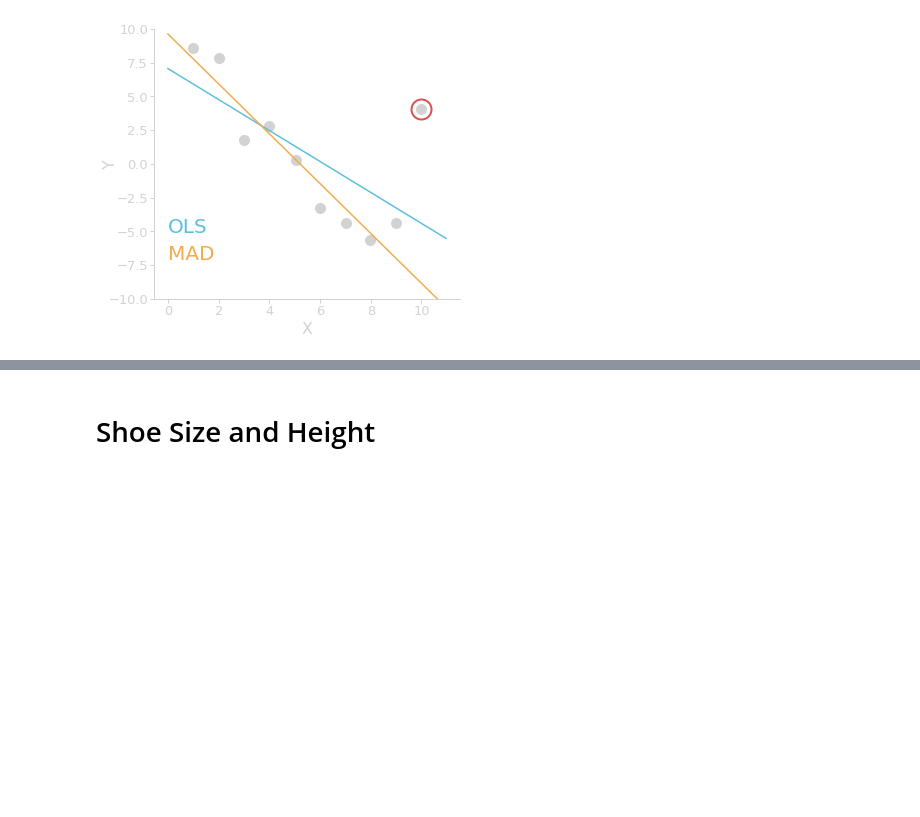
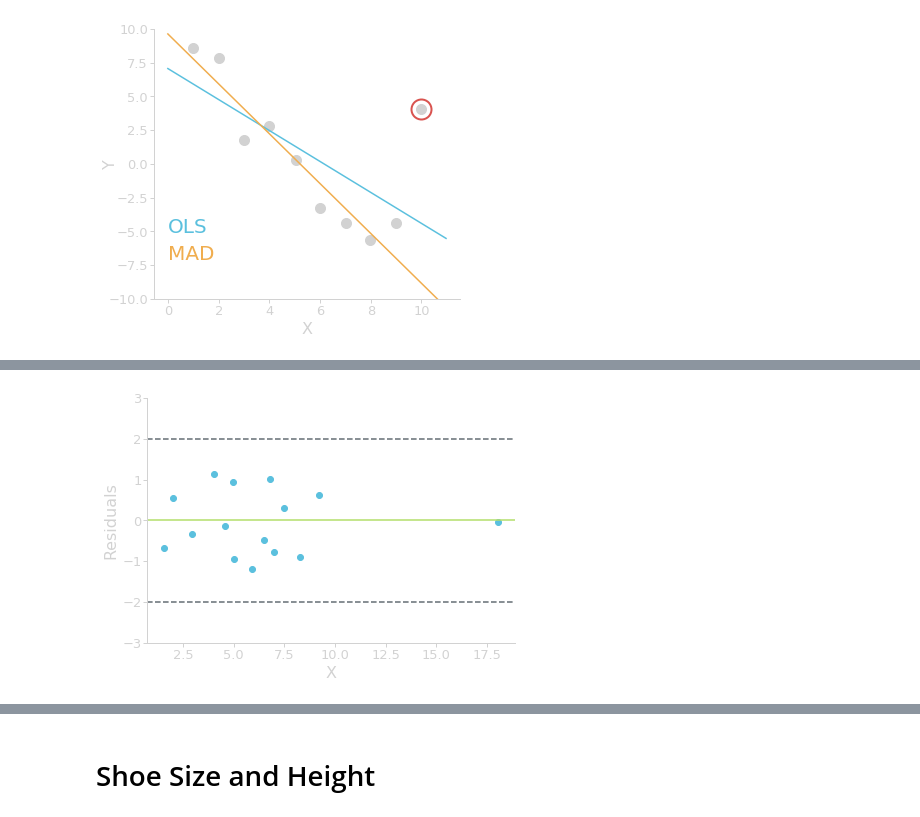
Before and after one commit to gcalmettes/stats13-slides, a Jupyter notebook: notebook-fig/figs-slides-8-correlation-regression.ipynb, the cells around one changed output, grey strips where cells are left out. Cells and saved outputs as stored; diff of their text form; code cells hidden in the pictures; blank space fills up the shorter version.

```diff
--- a/notebook-fig/figs-slides-8-correlation-regression.ipynb
+++ b/notebook-fig/figs-slides-8-correlation-regression.ipynb
@@ -1061,0 +1253,26 @@ plt.savefig("/Users/Gui/Box Sync/_STATS13/_Slides/_stats13-Lectures/assets/img/l
+# %%
+fig = plt.figure(figsize=(6,4))
+ax1 = fig.add_axes([0.14, 0.12, 0.85, 0.85])
+
+for ax in [ax1]:
+    ax.plot(data.x2, data.y2, "o", c=colors["blue"])
+    #ax.plot(data.x1.iloc[7], data.y1.iloc[7], "o", c="#fb8072")
+    ax.axhline(0, ls="-", color="#b3de69")
+    ax.axhline(2, ls="--", color=colors["gray"])
+    ax.axhline(-2, ls="--", color=colors["gray"])
+    for spine in ["bottom", "left"]:
+        ax.spines[spine].set_linewidth(1)
+        ax.spines[spine].set_color(colors["lightgray"])
+    for spine in ["top", "right"]:
+        ax.spines[spine].set_visible(False)
+    ax.tick_params(axis="both", width=1, size=4, color=colors["lightgray"], labelcolor=colors["lightgray"],
+                   labelsize=13, pad=2)
+    #ax.set_xlim(0, 100)
+    ax.set_ylim(-3, 3)
+    ax.set_ylabel("Residuals", size=16, color=colors["lightgray"], ha="center")
+    ax.set_xlabel("X", size=16, color=colors["lightgray"], ha="center")
+
+
+plt.savefig("/Users/Gui/Box Sync/_STATS13/_Slides/_stats13-Lectures/assets/img/lec/regression-residuals-exploration-2.svg", transparent=True)
+# %% [output]
+[figure, added]
```
Also changed, not shown: parts of 12 cells of this notebook.
